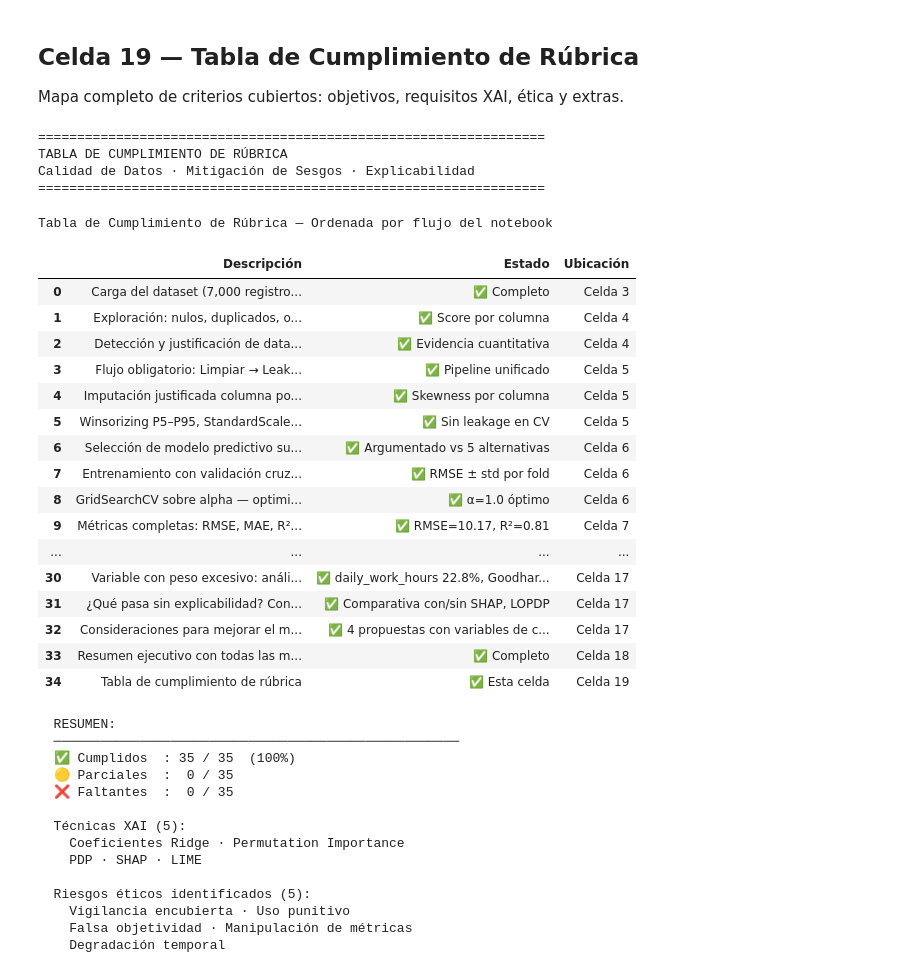
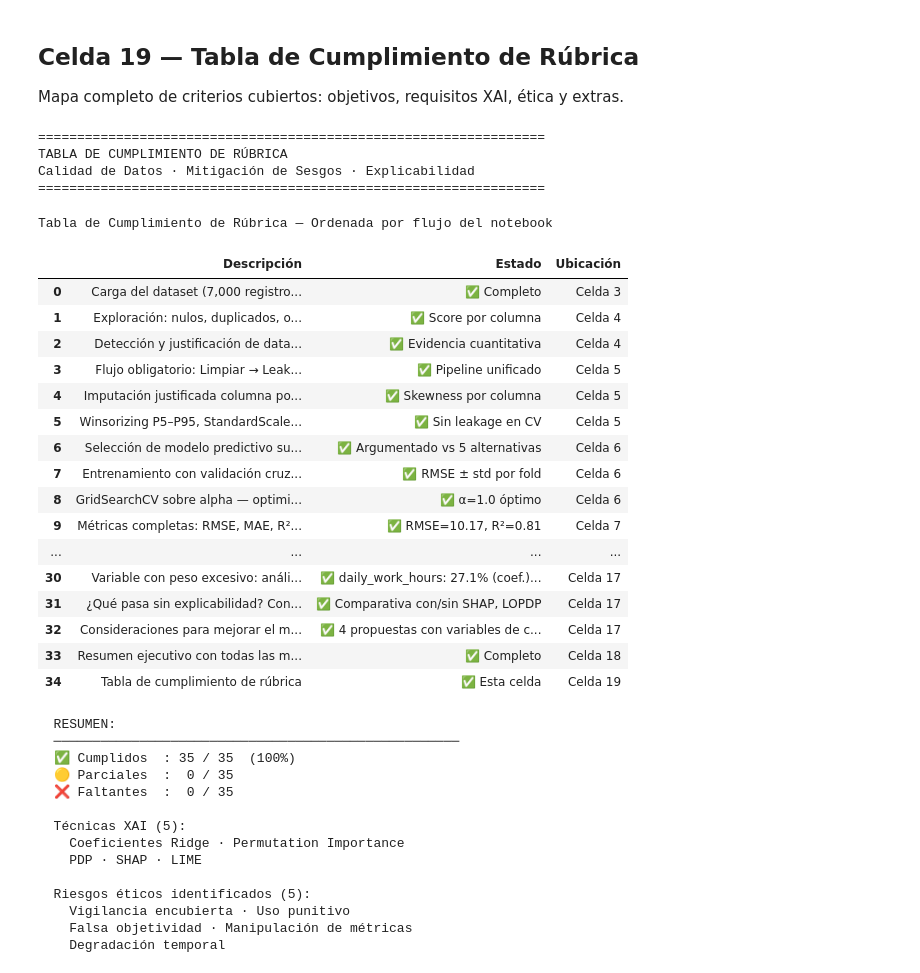
Before and after one commit to ggranizo2507/Machine-Learning-Grupo-4-Calidad-de-Datos-Mitigacion-Explicabilidad, a Jupyter notebook: Calidad-de-Datos-Mitigacion-Explicabilidad_Grupo-4.ipynb, the cells around one changed output. Drawn from its saved outputs; the diff is of its cells as text; code cells hidden in the pictures.

```diff
--- a/Calidad-de-Datos-Mitigacion-Explicabilidad_Grupo-4.ipynb
+++ b/Calidad-de-Datos-Mitigacion-Explicabilidad_Grupo-4.ipynb
@@ -4223,7 +4229,7 @@ rubrica = pd.DataFrame([
     ("Riesgos éticos y sociales de implementación",
      "✅ 5 riesgos + mapa visual", "Celda 17"),
     ("Variable con peso excesivo: análisis de dominancia",
-     "✅ daily_work_hours 22.8%, Goodhart's Law", "Celda 17"),
+     "✅ daily_work_hours: 27.1% (coef.) / 35.23% (Perm. Imp.), Goodhart's Law", "Celda 17"),
     ("¿Qué pasa sin explicabilidad? Consecuencias legales y éticas",
      "✅ Comparativa con/sin SHAP, LOPDP", "Celda 17"),
     ("Consideraciones para mejorar el modelo",
@@ -4281,34 +4287,34 @@ print(f"""
   🟡 Parciales  : {n_parcial:2d} / {n_total}
   ❌ Faltantes  : {n_faltante:2d} / {n_total}
 
   Técnicas XAI (5):
     Coeficientes Ridge · Permutation Importance
     PDP · SHAP · LIME
 
   Riesgos éticos identificados (5):
     Vigilancia encubierta · Uso punitivo
     Falsa objetividad · Manipulación de métricas
     Degradación temporal
 """)
 # %% [output]
 =================================================================
 TABLA DE CUMPLIMIENTO DE RÚBRICA
 Calidad de Datos · Mitigación de Sesgos · Explicabilidad
 =================================================================
 Tabla de Cumplimiento de Rúbrica — Ordenada por flujo del notebook
 |  | Descripción | Estado | Ubicación |
 | 0 | Carga del dataset (7,000 registro... | ✅ Completo | Celda 3 |
 | 1 | Exploración: nulos, duplicados, o... | ✅ Score por columna | Celda 4 |
 | 2 | Detección y justificación de data... | ✅ Evidencia cuantitativa | Celda 4 |
 | 3 | Flujo obligatorio: Limpiar → Leak... | ✅ Pipeline unificado | Celda 5 |
 | 4 | Imputación justificada columna po... | ✅ Skewness por columna | Celda 5 |
 | 5 | Winsorizing P5–P95, StandardScale... | ✅ Sin leakage en CV | Celda 5 |
 | 6 | Selección de modelo predictivo su... | ✅ Argumentado vs 5 alternativas | Celda 6 |
 | 7 | Entrenamiento con validación cruz... | ✅ RMSE ± std por fold | Celda 6 |
 | 8 | GridSearchCV sobre alpha — optimi... | ✅ α=1.0 óptimo | Celda 6 |
 | 9 | Métricas completas: RMSE, MAE, R²... | ✅ RMSE=10.17, R²=0.81 | Celda 7 |
 | ... | ... | ... | ... |
-| 30 | Variable con peso excesivo: análi... | ✅ daily_work_hours 22.8%, Goodhar... | Celda 17 |
+| 30 | Variable con peso excesivo: análi... | ✅ daily_work_hours: 27.1% (coef.)... | Celda 17 |
 | 31 | ¿Qué pasa sin explicabilidad? Con... | ✅ Comparativa con/sin SHAP, LOPDP | Celda 17 |
 | 32 | Consideraciones para mejorar el m... | ✅ 4 propuestas con variables de c... | Celda 17 |
 | 33 | Resumen ejecutivo con todas las m... | ✅ Completo | Celda 18 |
```
Also changed, not shown: parts of 2 cells of this notebook.
